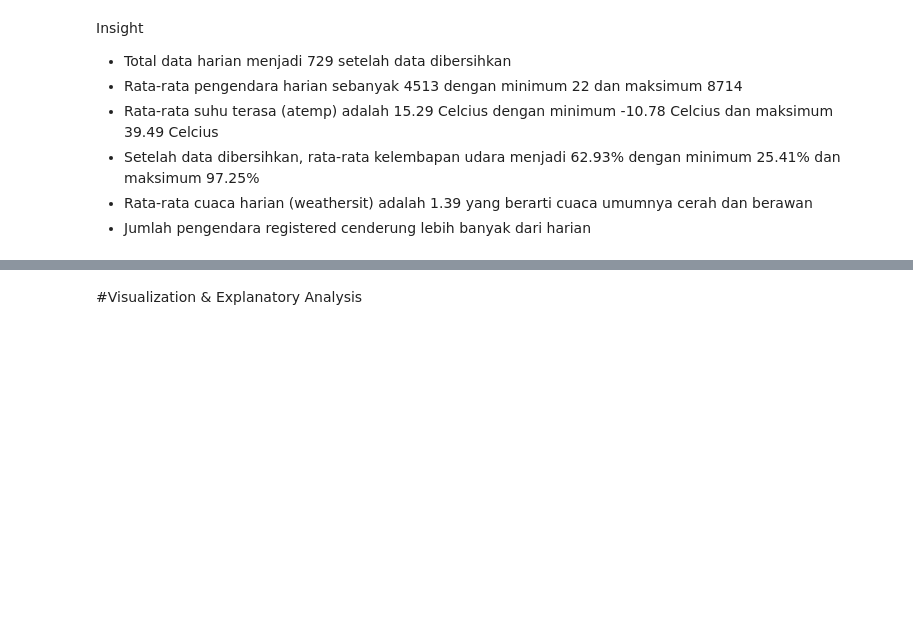
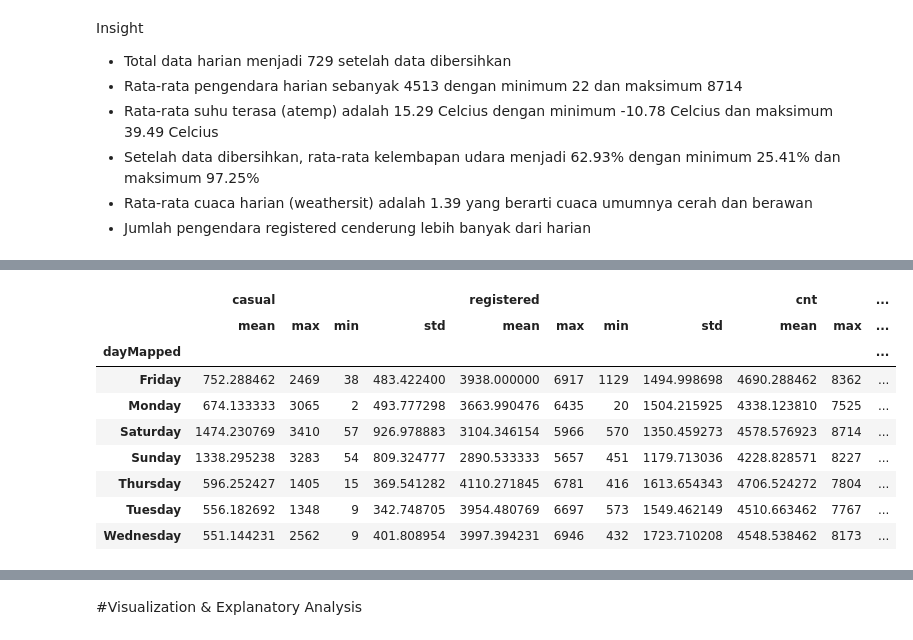
Before and after one commit to hafizisnaini/Dicoding-submission---Data-analysis-project-Bike-sharing-, a Jupyter notebook: notebook.ipynb, the cells around one changed output, grey strips where cells are left out. Drawn from its saved outputs; the diff is of its cells as text; code cells hidden in the pictures; blank space fills up the shorter version.

```diff
--- a/notebook.ipynb
+++ b/notebook.ipynb
@@ -182,0 +266,19 @@ Insight
+# %%
+day_mapping = {0: 'Sunday', 1: 'Monday', 2: 'Tuesday', 3: 'Wednesday', 4: 'Thursday', 5: 'Friday', 6: 'Saturday'}
+dfDay['dayMapped'] = dfDay['weekday'].map(day_mapping)
+dfDay.groupby(by='dayMapped').agg({
+    'casual': ['mean', 'max', 'min', 'std'],
+    'registered' : ['mean', 'max', 'min', 'std'],
+    'cnt' : ['mean', 'max', 'min', 'std'],
+})
+# %% [output]
+|  | casual |  |  |  | registered |  |  |  | cnt |  | ... |
+|  | mean | max | min | std | mean | max | min | std | mean | max | ... |
+| dayMapped |  |  |  |  |  |  |  |  |  |  | ... |
+| Friday | 752.288462 | 2469 | 38 | 483.422400 | 3938.000000 | 6917 | 1129 | 1494.998698 | 4690.288462 | 8362 | ... |
+| Monday | 674.133333 | 3065 | 2 | 493.777298 | 3663.990476 | 6435 | 20 | 1504.215925 | 4338.123810 | 7525 | ... |
+| Saturday | 1474.230769 | 3410 | 57 | 926.978883 | 3104.346154 | 5966 | 570 | 1350.459273 | 4578.576923 | 8714 | ... |
+| Sunday | 1338.295238 | 3283 | 54 | 809.324777 | 2890.533333 | 5657 | 451 | 1179.713036 | 4228.828571 | 8227 | ... |
+| Thursday | 596.252427 | 1405 | 15 | 369.541282 | 4110.271845 | 6781 | 416 | 1613.654343 | 4706.524272 | 7804 | ... |
+| Tuesday | 556.182692 | 1348 | 9 | 342.748705 | 3954.480769 | 6697 | 573 | 1549.462149 | 4510.663462 | 7767 | ... |
+| Wednesday | 551.144231 | 2562 | 9 | 401.808954 | 3997.394231 | 6946 | 432 | 1723.710208 | 4548.538462 | 8173 | ... |
```
Also changed, not shown: parts of 13 cells of this notebook, 2 other files.
